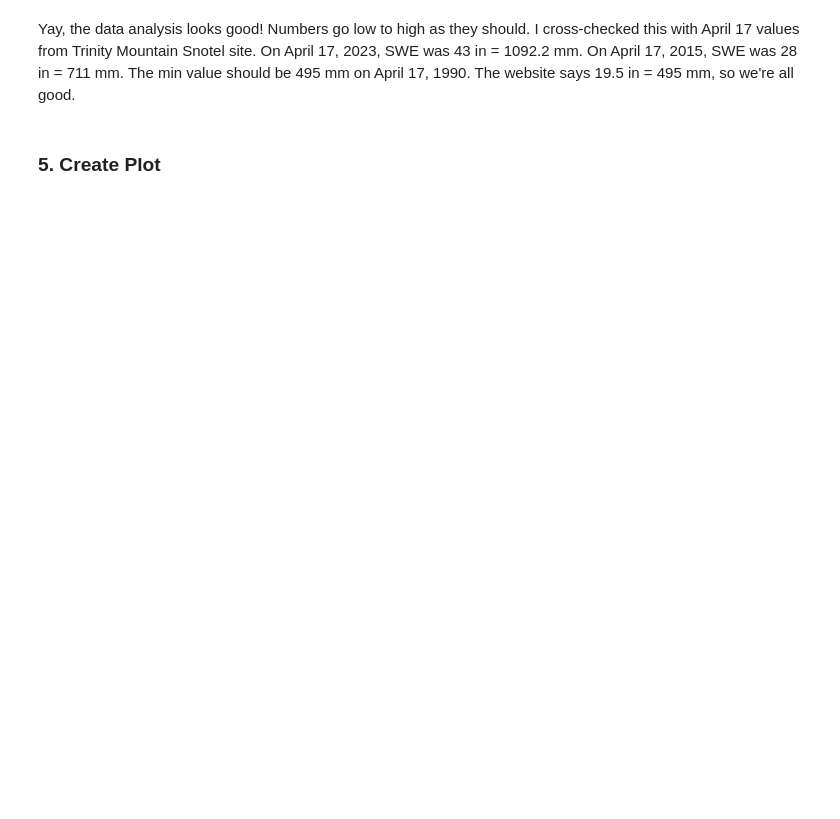
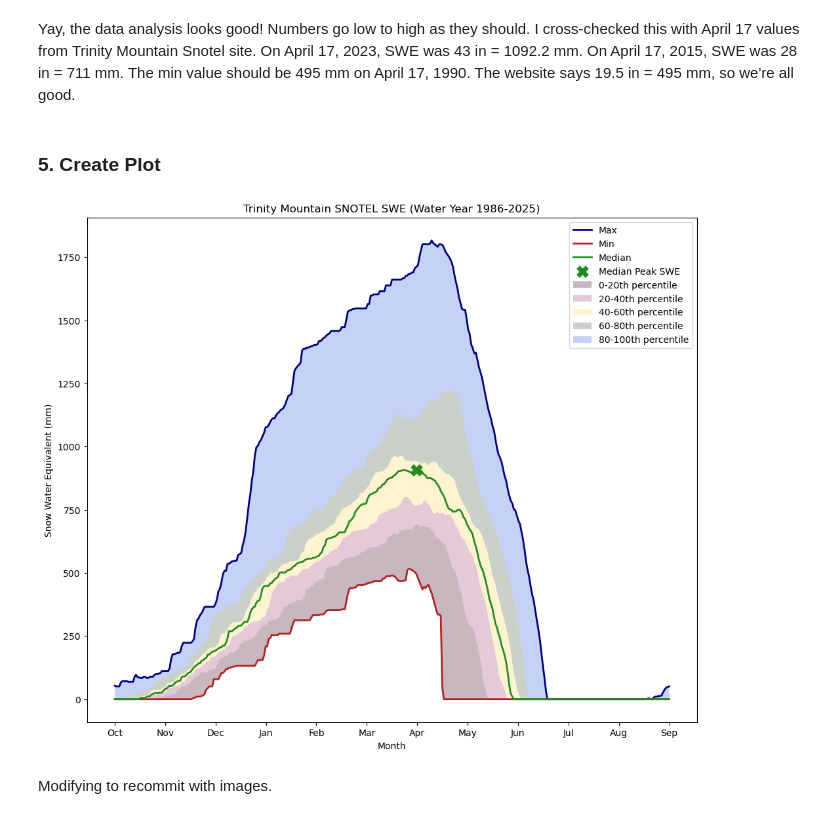
Before and after one commit to gretchenhough/ghough-geos505, a Jupyter notebook: 03.P Time Series Problem Set.ipynb, the cells around one changed output. Drawn from its saved outputs; the diff is of its cells as text; code cells hidden in the pictures; blank space fills up the shorter version.

Commit message:
Modified with images

```diff
--- a/03.P Time Series Problem Set.ipynb
+++ b/03.P Time Series Problem Set.ipynb
@@ -152,24 +265,28 @@ Yay, the data analysis looks good! Numbers go low to high as they should. I cros
 # %%
 fig, ax = plt.subplots(figsize=(12,10))
 
 ax.plot(swe_max, label='Max', color='navy', linewidth=2)
 ax.plot(swe_min, label='Min', color='firebrick', linewidth=2)
 ax.plot(swe_median, label='Median', color='forestgreen', linewidth=2)
 ax.scatter(peak_day, peak_value, color='forestgreen', marker='x', s=100, linewidth=5, label='Median Peak SWE', zorder=5)
 
-ax.fill_between(np.arange(365), swe_min, swe_p20, color='#4c1130', alpha=0.3, label='20th Percentile', edgecolor=None)
-ax.fill_between(np.arange(365), swe_p20, swe_p40, color='#a64d79', alpha=0.3, label='20-40th Percentile', edgecolor=None)
-ax.fill_between(np.arange(365), swe_p40, swe_p60, color='#ffd966', alpha=0.3, label='40-60th Percentile', edgecolor=None)
-ax.fill_between(np.arange(365), swe_p60, swe_p80, color='#51684e', alpha=0.3, label='60-80th Percentile', edgecolor=None)
-ax.fill_between(np.arange(365), swe_p80, swe_max, color='royalblue', alpha=0.3, label='80-100th Percentile', edgecolor=None)
+ax.fill_between(np.arange(365), swe_min, swe_p20, color='#4c1130', alpha=0.3, label='0-20th percentile', edgecolor=None)
+ax.fill_between(np.arange(365), swe_p20, swe_p40, color='#a64d79', alpha=0.3, label='20-40th percentile', edgecolor=None)
+ax.fill_between(np.arange(365), swe_p40, swe_p60, color='#ffd966', alpha=0.3, label='40-60th percentile', edgecolor=None)
+ax.fill_between(np.arange(365), swe_p60, swe_p80, color='#51684e', alpha=0.3, label='60-80th percentile', edgecolor=None)
+ax.fill_between(np.arange(365), swe_p80, swe_max, color='royalblue', alpha=0.3, label='80-100th percentile', edgecolor=None)
 
 month_labels=['Oct', 'Nov', 'Dec', 'Jan', 'Feb', 'Mar', 'Apr', 'May', 'Jun', 'Jul', 'Aug', 'Sep']
 ax.set_xticks(np.linspace(0, 364, num=12))
 ax.set_xticklabels(month_labels)
 
 ax.set_ylabel('Snow Water Equivalent (mm)')
 ax.set_xlabel('Month')
 ax.set_title('Trinity Mountain SNOTEL SWE (Water Year 1986-2025)')
 ax.legend(loc='upper right')
 
 plt.show()
+# %% [output]
+[figure, added]
+# %% [markdown]
+Modifying to recommit with images.
```
Also changed, not shown: parts of 11 cells of this notebook.
